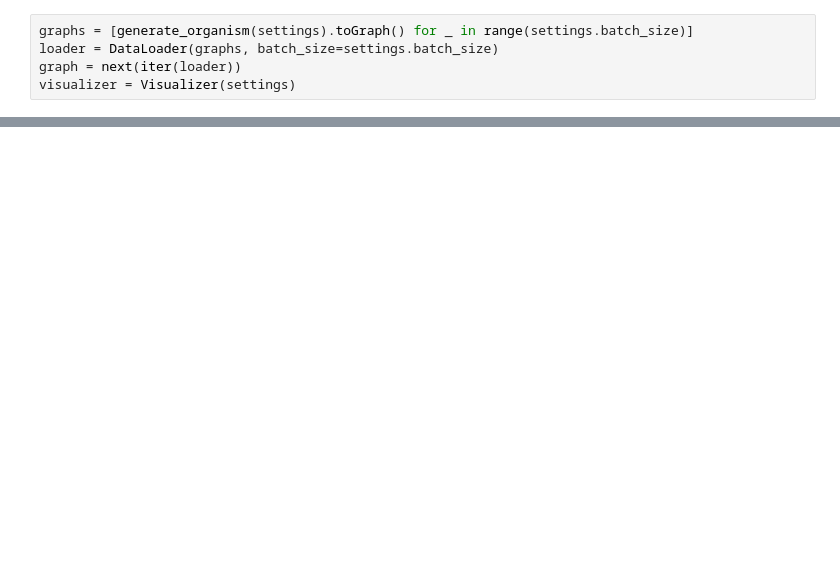
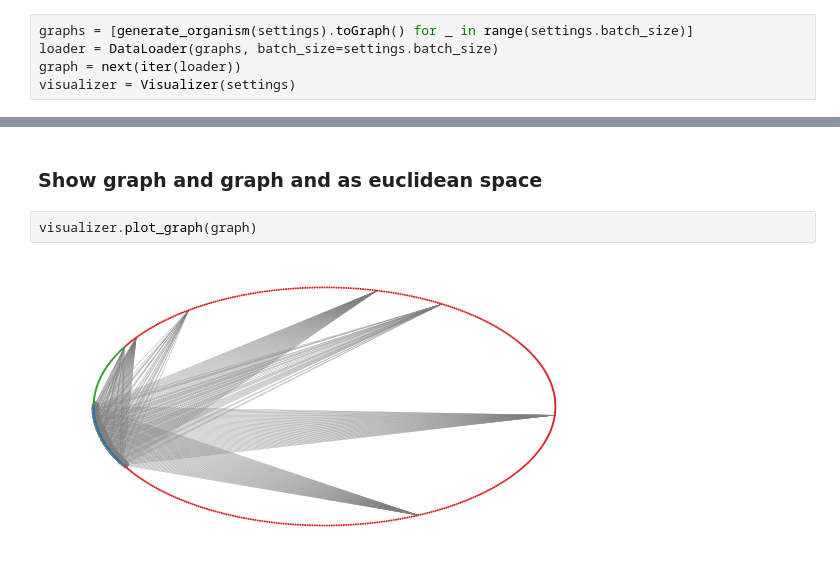
Before and after one commit to Yarlermanden/MultiCellularAutomata, a Jupyter notebook: Thesis/src/visualize_test.ipynb, the cells around one changed output, grey strips where cells are left out. Saved outputs shown, nothing was run; the diff lists cells and outputs as text; blank space fills up the shorter version.

```diff
--- a/Thesis/src/visualize_test.ipynb
+++ b/Thesis/src/visualize_test.ipynb
@@ -60,0 +58,6 @@ visualizer.figure
+# %% [markdown]
+### Show graph and graph and as euclidean space
+# %%
+visualizer.plot_graph(graph)
+# %% [output]
+[figure, added]
```
Also changed, not shown: parts of 4 cells of this notebook, 1 other file.
